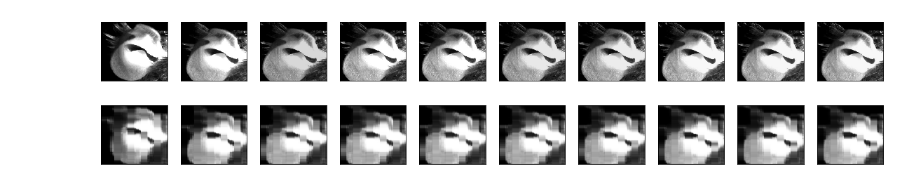
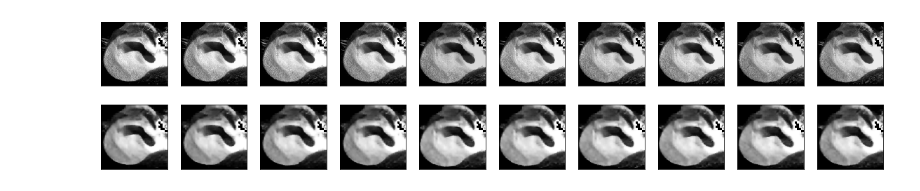
Before and after one commit to enmccarthy/drp, a Jupyter notebook: earAE.ipynb, the cells around one changed output. Cells and saved outputs as stored; diff of their text form; code cells hidden in the pictures.

```diff
--- a/earAE.ipynb
+++ b/earAE.ipynb
@@ -25,5 +27,5 @@ from keras.callbacks import EarlyStopping, ModelCheckpoint, TensorBoard, ReduceL
 # %%
-ear = io.imread('./data/ear.tif')
+ear = io.imread('./data/ear_AV2.tif')
 np.random.seed(42)
 (length, lenx, leny) = ear.shape
 print(ear.shape)
@@ -37,7 +39,7 @@ data = ear
 # %%
 def cropImage(imArr):
     (length, x, y, channel) = imArr.shape
-    cropped = np.zeros((length, x-5, y+1, channel))
+    cropped = np.zeros((length, x+1, y+1, channel))
     for ind, im in enumerate(imArr):
         for rowind, row in enumerate(im):
             if rowind >= 5:
@@ -57,24 +59,24 @@ x_train_scaled = x_scaler.fit_transform(x_train)
 # %%
 x_test_scaled = x_scaler.transform(x_test)
 # %%
-input_img = Input(shape=(lenx-5, leny+1, 1))  # adapt this if using `channels_first` image data format
+input_img = Input(shape=(lenx+1, leny+1, 1))  # adapt this if using `channels_first` image data format
 
 x = Conv2D(64, (2, 2), activation='relu', padding='same')(input_img)
 x = MaxPooling2D((2, 2), padding='same')(x)
 x = Conv2D(32, (2, 2), activation='relu', padding='same')(x)
-x = MaxPooling2D((2, 3), padding='same')(x)
+x = MaxPooling2D((2, 2), padding='same')(x)
+# x = Conv2D(16, (2, 2), activation='relu', padding='same')(x)
+# x = MaxPooling2D((2, 3), padding='same')(x)
 x = Conv2D(16, (2, 2), activation='relu', padding='same')(x)
-x = MaxPooling2D((2, 3), padding='same')(x)
-x = Conv2D(16, (2, 2), activation='relu', padding='same')(x)
-encoded = MaxPooling2D((2, 3), padding='same')(x)
+encoded = MaxPooling2D((2, 2), padding='same')(x)
 # at this point the representation is (4, 4, 8) i.e. 128-dimensional
 
 x = Conv2D(16, (2, 2), activation='relu', padding='same')(encoded)
-x = UpSampling2D((2, 3))(x)
-x = Conv2D(16, (2, 2), activation='relu', padding='same')(x)
-x = UpSampling2D((2, 3))(x)
+x = UpSampling2D((2, 2))(x)
+# x = Conv2D(16, (2, 2), activation='relu', padding='same')(x)
+# x = UpSampling2D((2, 3))(x)
 x = Conv2D(32, (2, 2), activation='relu', padding='same')(x)
-x = UpSampling2D((2, 3))(x)
+x = UpSampling2D((2, 2))(x)
 x = Conv2D(64, (2, 2), activation='relu',padding='same')(x)
 x = UpSampling2D((2, 2))(x)
 decoded = Conv2D(1, (3, 3), activation='sigmoid', padding='same')(x)
@@ -171,23 +173,23 @@ Wall time: 1h 48min 14s
 # %%
 decoded_imgs = autoencoder.predict(x_test)
 
 n = 10
 plt.figure(figsize=(20, 4))
 for i in range(n):
     # display original
     ax = plt.subplot(2, n, i+1)
-    plt.imshow(x_test[(i*100+20)].reshape(lenx-5, leny+1))
+    plt.imshow(x_test[(i*100+20)].reshape(lenx+1, leny+1))
     plt.gray()
     ax.get_xaxis().set_visible(False)
     ax.get_yaxis().set_visible(False)
 
     # display reconstruction
     ax = plt.subplot(2, n, i + n+1)
-    plt.imshow(decoded_imgs[(i*100+20)].reshape(lenx-5, leny+1))
+    plt.imshow(decoded_imgs[(i*100+20)].reshape(lenx+1, leny+1))
     plt.gray()
     ax.get_xaxis().set_visible(False)
     ax.get_yaxis().set_visible(False)
 plt.show()
 # %% [output]
-[figure, old version]
+[figure, new version]
 # %%
```
Also changed, not shown: parts of 7 cells of this notebook, 6 other files.
